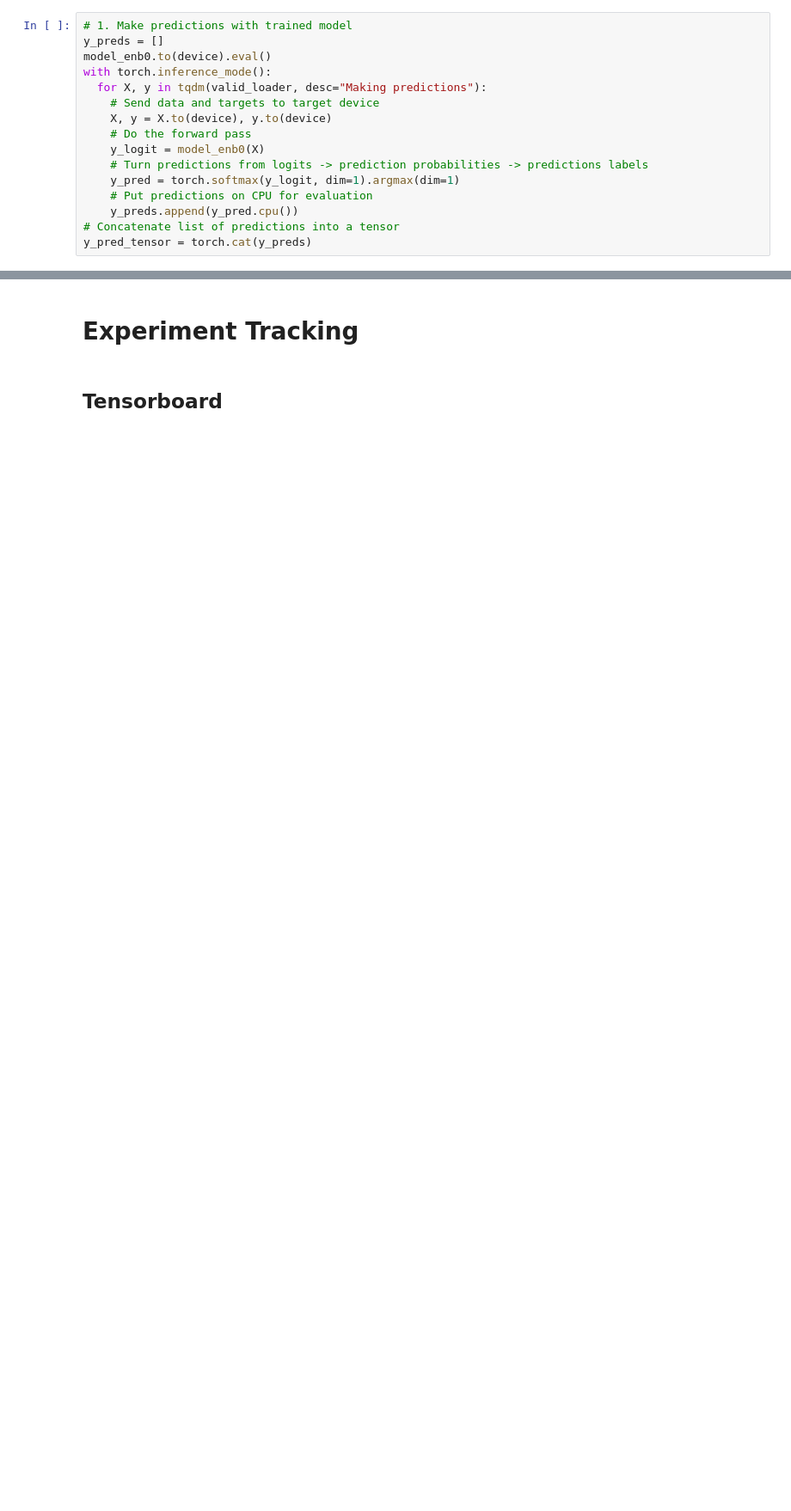
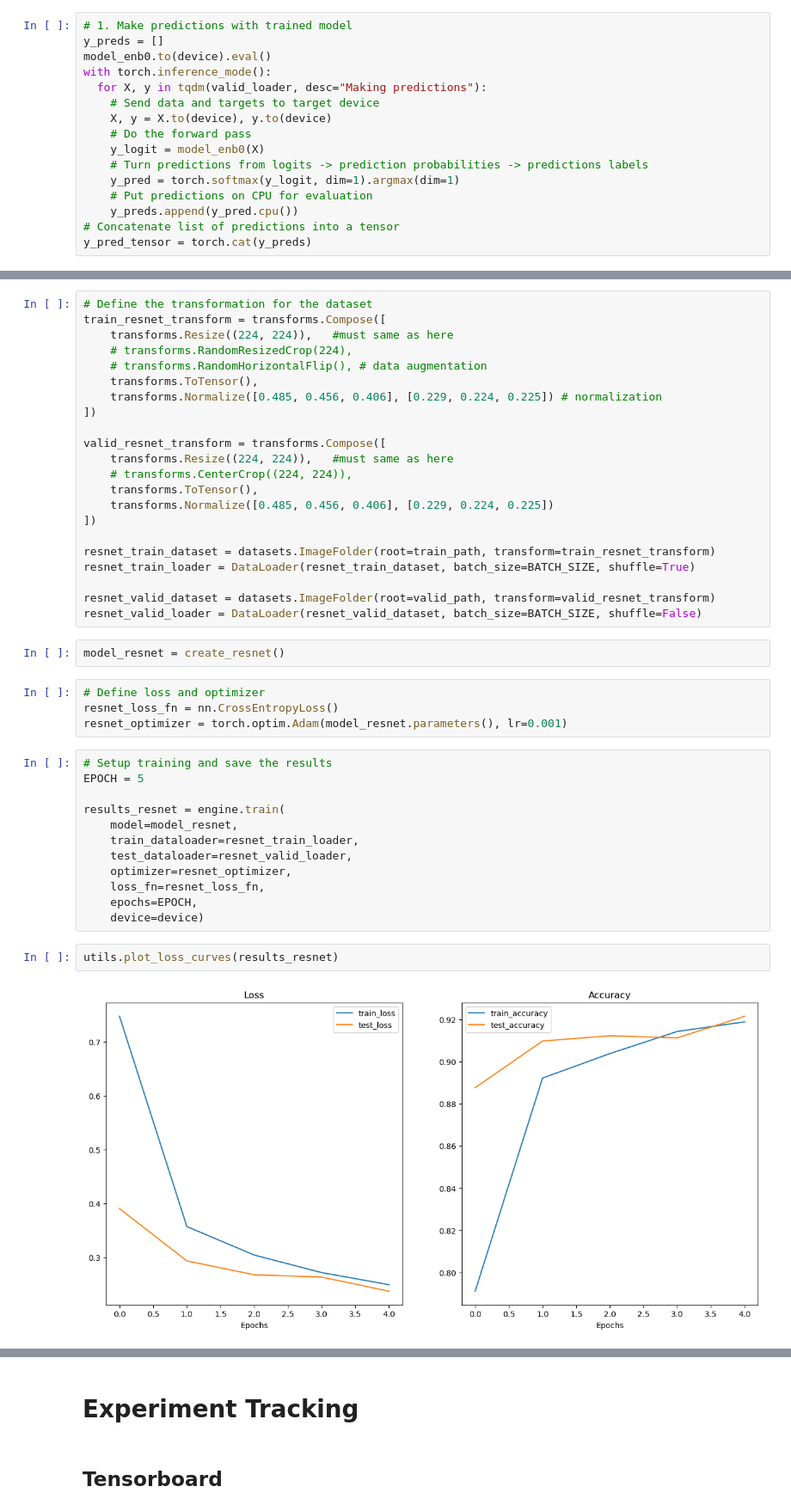
Before and after one commit to amrirasyidi/ztm_pytorch_exercise, a Jupyter notebook: 04_pytorch_custom_dataset_excercise.ipynb, the cells around one changed output, grey strips where cells are left out. Shown at 86% size. Saved outputs shown, nothing was run; the diff lists cells and outputs as text; blank space fills up the shorter version.

```diff
--- a/04_pytorch_custom_dataset_excercise.ipynb
+++ b/04_pytorch_custom_dataset_excercise.ipynb
@@ -330,0 +357,44 @@ plt.axis(False);
+# %%
+# Define the transformation for the dataset
+train_resnet_transform = transforms.Compose([
+    transforms.Resize((224, 224)),   #must same as here
+    # transforms.RandomResizedCrop(224),
+    # transforms.RandomHorizontalFlip(), # data augmentation
+    transforms.ToTensor(),
+    transforms.Normalize([0.485, 0.456, 0.406], [0.229, 0.224, 0.225]) # normalization
+])
+
+valid_resnet_transform = transforms.Compose([
+    transforms.Resize((224, 224)),   #must same as here
+    # transforms.CenterCrop((224, 224)),
+    transforms.ToTensor(),
+    transforms.Normalize([0.485, 0.456, 0.406], [0.229, 0.224, 0.225])
+])
+
+resnet_train_dataset = datasets.ImageFolder(root=train_path, transform=train_resnet_transform)
+resnet_train_loader = DataLoader(resnet_train_dataset, batch_size=BATCH_SIZE, shuffle=True)
+
+resnet_valid_dataset = datasets.ImageFolder(root=valid_path, transform=valid_resnet_transform)
+resnet_valid_loader = DataLoader(resnet_valid_dataset, batch_size=BATCH_SIZE, shuffle=False)
+# %%
+model_resnet = create_resnet()
+# %%
+# Define loss and optimizer
+resnet_loss_fn = nn.CrossEntropyLoss()
+resnet_optimizer = torch.optim.Adam(model_resnet.parameters(), lr=0.001)
+# %%
+# Setup training and save the results
+EPOCH = 5
+
+results_resnet = engine.train(
+    model=model_resnet,
+    train_dataloader=resnet_train_loader,
+    test_dataloader=resnet_valid_loader,
+    optimizer=resnet_optimizer,
+    loss_fn=resnet_loss_fn,
+    epochs=EPOCH,
+    device=device)
+# %%
+utils.plot_loss_curves(results_resnet)
+# %% [output]
+[figure, added]
```
Also changed, not shown: parts of 23 cells of this notebook, 3 other files.
